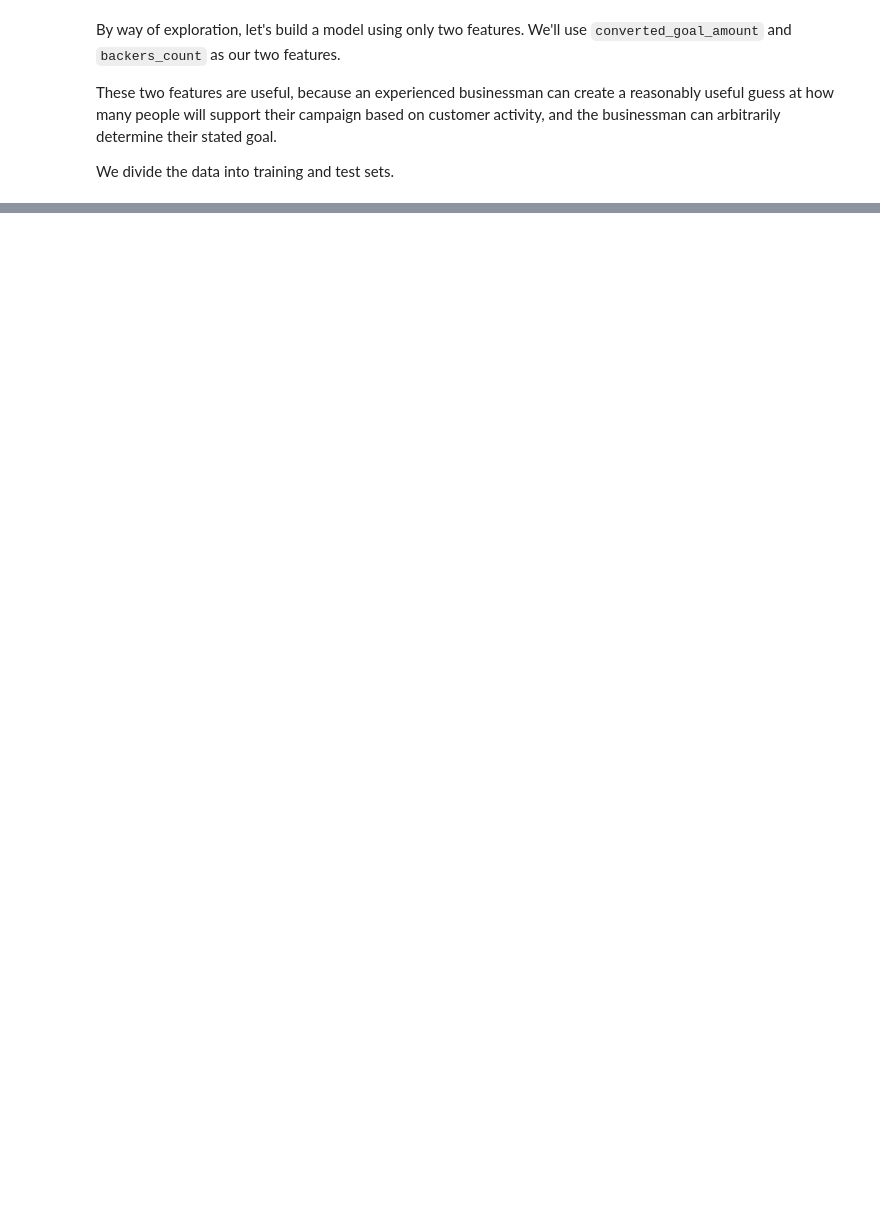
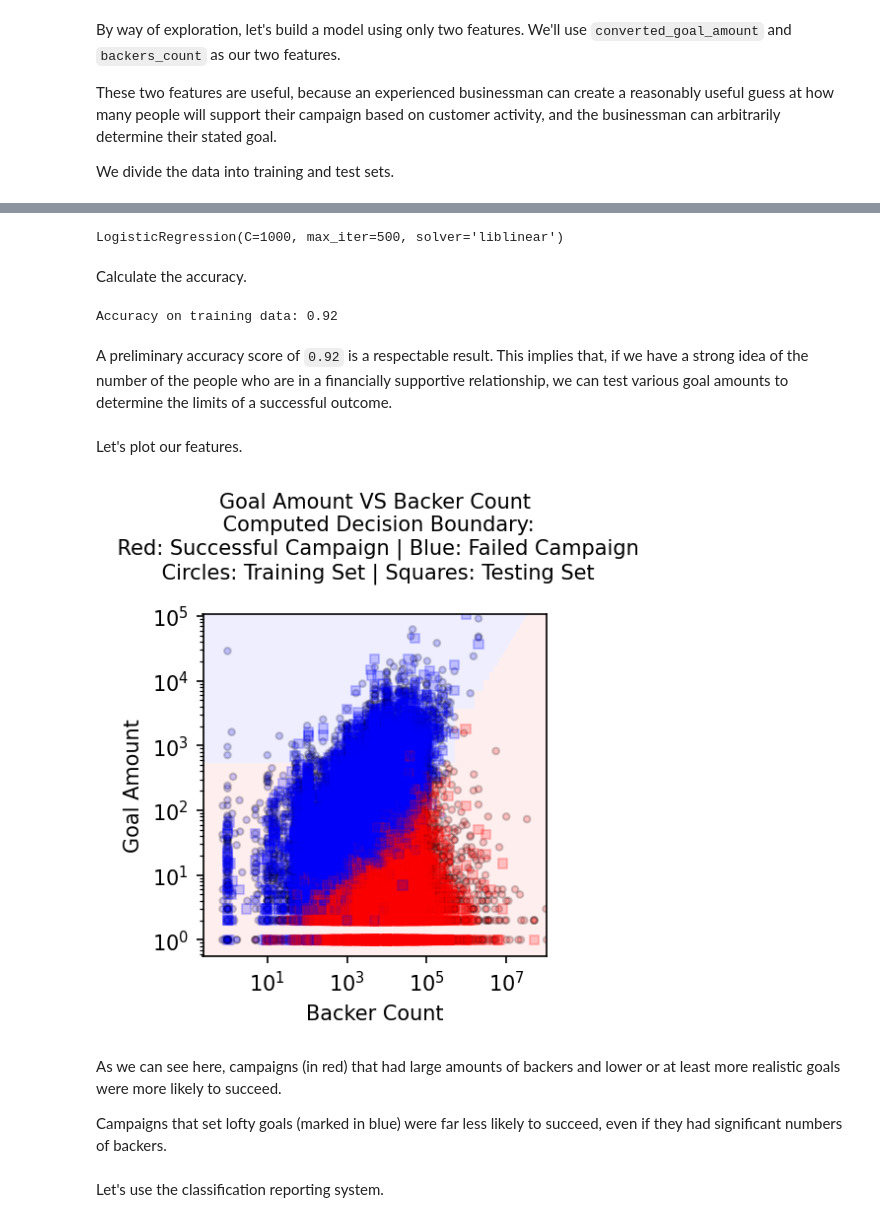
Before and after one commit to blue-santa/kickstarter-campaign-analysis, a Jupyter notebook: project-files/04-05-pre-processing-training-modeling/04-05-kickstarter-process-train-model.ipynb, the cells around one changed output, grey strips where cells are left out. Saved outputs shown, nothing was run; the diff lists cells and outputs as text; code cells hidden in the pictures; blank space fills up the shorter version.

Commit message:
develop through first pass kmeans plot

```diff
--- a/project-files/04-05-pre-processing-training-modeling/04-05-kickstarter-process-train-model.ipynb
+++ b/project-files/04-05-pre-processing-training-modeling/04-05-kickstarter-process-train-model.ipynb
@@ -311,9 +452,9 @@ These two features are useful, because an experienced businessman can create a r
 We divide the data into training and test sets.
 # %%
 X = pd.DataFrame(df_d[['converted_goal_amount', 'backers_count']])
-y = pd.DataFrame(df_d['state_adj'])
+y = pd.DataFrame(df_d['state']).values.ravel()
 # %%
-Xtrain, Xtest, ytrain, ytest = train_test_split(X,
+X_train, X_test, y_train, y_test = train_test_split(X,
                                                 y,
                                                 train_size = 0.75,
                                                 random_state = 42)
@@ -319,0 +469,35 @@ Xtrain, Xtest, ytrain, ytest = train_test_split(X,
+# %%
+classifier = LogisticRegression(solver = 'liblinear', max_iter = 500, C = 1000)
+# %%
+classifier.fit(X_train, y_train)
+# %% [output]
+LogisticRegression(C=1000, max_iter=500, solver='liblinear')
+# %% [markdown]
+Calculate the accuracy.
+# %%
+print(f'Accuracy on training data: {accuracy_score(classifier.predict(X_train), y_train):.2f}')
+# %% [output]
+Accuracy on training data: 0.92
+# %% [markdown]
+A preliminary accuracy score of `0.92` is a respectable result. This implies that, if we have a strong idea of the number of the people who are in a financially supportive relationship, we can test various goal amounts to determine the limits of a successful outcome.
+# %% [markdown]
+Let's plot our features.
+# %%
+plt.figure()
+ax = plt.gca()
+ax.set_ylabel('Goal Amount')
+ax.set_xlabel('Backer Count')
+ax.set_title('Goal Amount VS Backer Count\n ' +
+             'Computed Decision Boundary:' +
+             '\n Red: Successful Campaign | Blue: Failed Campaign' +
+             '\n Circles: Training Set | Squares: Testing Set\n',
+            fontsize = 10)
+_ = points_plot(ax, X_train, X_test, y_train, y_test, classifier, alpha = 0.2)
+# %% [output]
+[figure, added]
+# %% [markdown]
+As we can see here, campaigns (in red) that had large amounts of backers and lower or at least more realistic goals were more likely to succeed.
+
+Campaigns that set lofty goals (marked in blue) were far less likely to succeed, even if they had significant numbers of backers.
+# %% [markdown]
+Let's use the classification reporting system.
```
Also changed, not shown: parts of 127 cells of this notebook.
